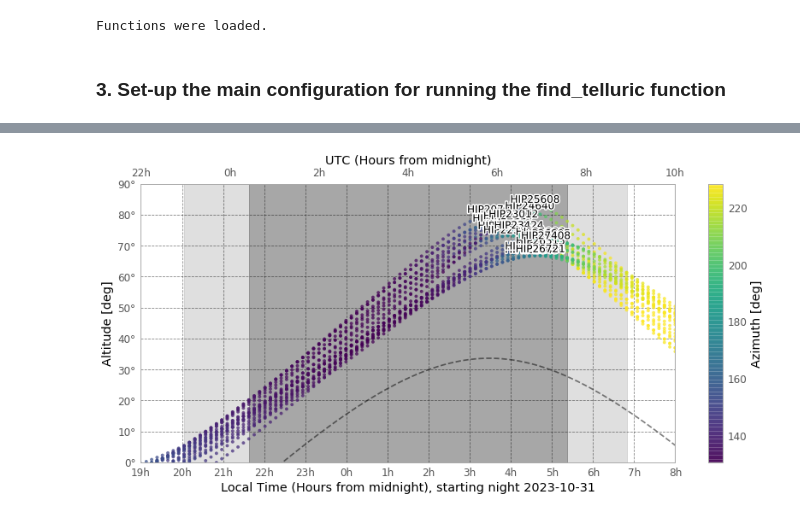
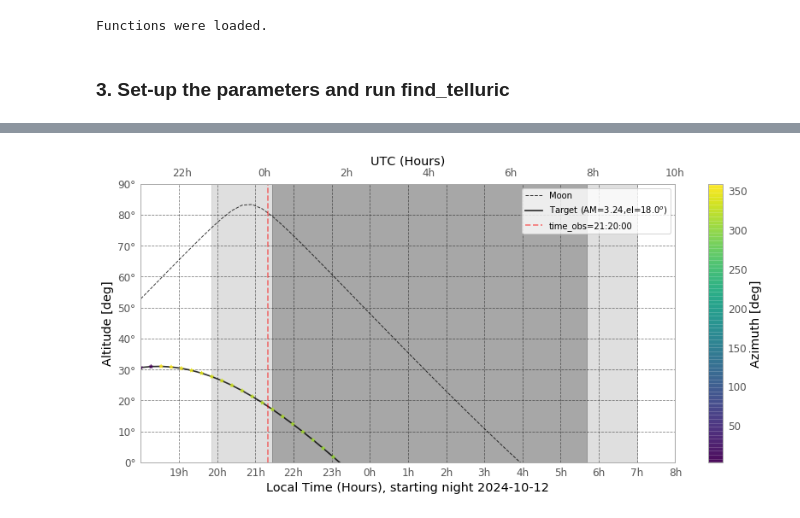
Before and after one commit to navarete/find-A0V-tellurics, a Jupyter notebook: find_telluric.ipynb, the cells around one changed output, grey strips where cells are left out. Drawn from its saved outputs; the diff is of its cells as text; code cells hidden in the pictures.

```diff
--- a/find_telluric.ipynb
+++ b/find_telluric.ipynb
@@ -362,7 +516,7 @@ print("Functions were loaded.")
 # %% [output]
 Functions were loaded.
 # %% [markdown]
-### 3. Set-up the main configuration for running the find_telluric function
+### 3. Set-up the parameters and run find_telluric
 # %%
 #####
 # Set parameters
@@ -383,21 +537,31 @@ show_url = True
 # show the visibility plot (True or False)
 plot_visibility = True
 # set the magnitude range you are looking for
-# (you might want to avoid really bright sources that will quickly saturate, and real faint objects that will require longer exposures)
-mag_lim = [5.0,7.5]
 # define the filter to set the magnitude range (It works for any if the BVRIJHK filters)
 band = 'K'
+# (you might want to avoid really bright sources that will quickly saturate, and real faint objects that will require longer exposures)
+mag_lim = [4.0,8.50]
+
 # set the duration of your observations (in hours)
-max_hour = 1.0
+max_hour = 0.1
 # set the maximum separation between your target and the telluric standard (in degrees)
-max_sep = 10
+max_sep = 25
 
 #set date at the start of the night
-date_obs = '2023-10-31'
+date_obs = '2024-10-12'
+
+localtime_obs = None
+localtime_obs = '21:20:00'
+#localtime_obs = 'Now'
+
 # finally, set the coordinates of your target
-ra, dec  =  "05:11:42.46", "-46:17:52.69"
+coords = '15:11:56.07   -48:44:16.17'
+coords = '18:07:32.55   +28:45:44.96'
+
+# set the maximum airmass difference between telluric standard and science target. 'None' will display all results
+dairmass=0.15
 
 # now run the script
-find_telluric(ra, dec, max_hour=max_hour, max_sep=max_sep, band=band, mag_lim=mag_lim, debug=False,
-              n_digits=n_digits, html=html, show_url=show_url, date_obs=date_obs, plot_visibility=plot_visibility)
+find_telluric(coords, max_hour=max_hour, max_sep=max_sep, band=band, AXVstars=(0,1), mag_lim=mag_lim, localtime_obs=localtime_obs,
+              debug=False, n_digits=n_digits, html=html, show_url=show_url, date_obs=date_obs, dairmass=dairmass, plot_visibility=plot_visibility)
 # %% [output]
@@ -424,2 +570,2 @@ HIP27408 05:48:13.26 -48:55:06.75
-[figure, old version]
+[figure, new version]
 | ID_HIP | URL | RA | DEC | dRA_hours | Status | SP_TYPE | Refs | FLUX_B | FLUX_V | FLUX_J | FLUX_H | ... |
```
Also changed, not shown: parts of 3 cells of this notebook.
